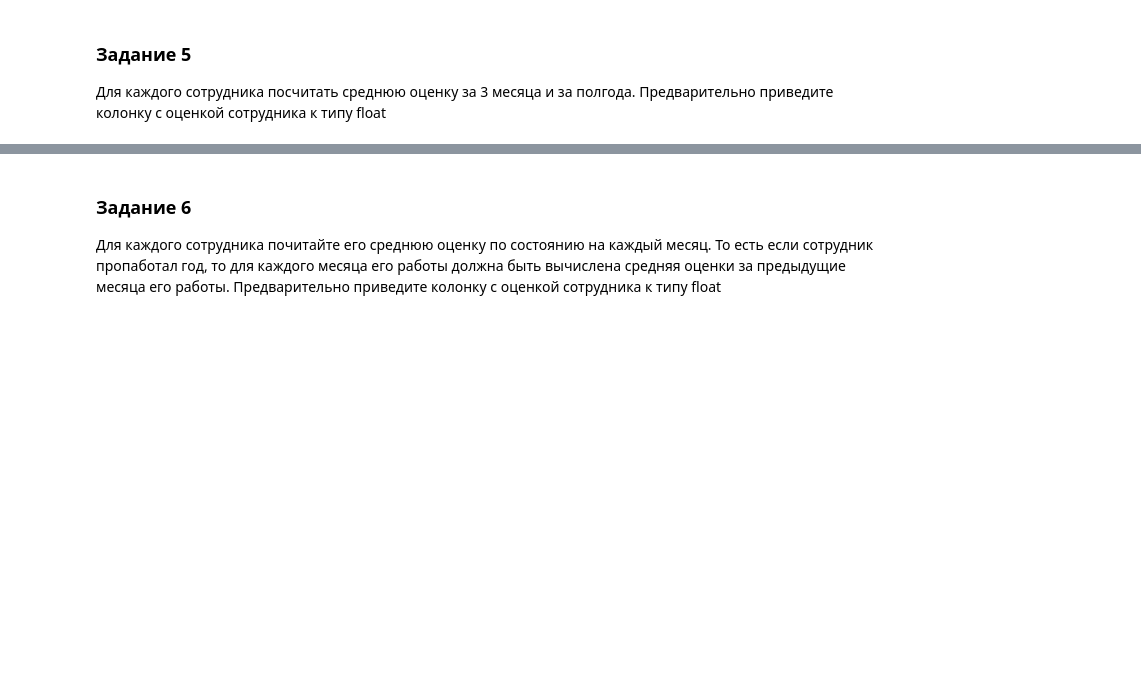
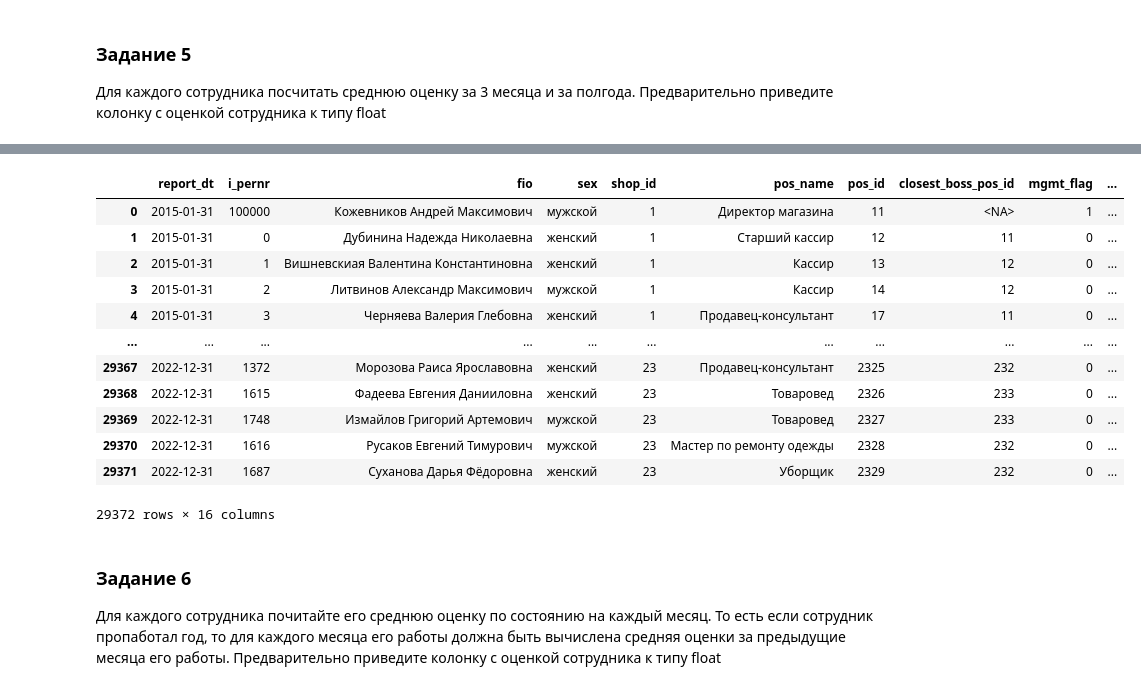
Before and after one commit to NoamChmo/pandas, a Jupyter notebook: notebooks/20-time-series-and-windows.ipynb, the cells around one changed output, grey strips where cells are left out. Drawn from its saved outputs; the diff is of its cells as text; code cells hidden in the pictures; blank space fills up the shorter version.

```diff
--- a/notebooks/20-time-series-and-windows.ipynb
+++ b/notebooks/20-time-series-and-windows.ipynb
@@ -566,5 +589,29 @@ empl.head()
 # %%
 # напишите свой код здесь
+import pandas as pd
+
+df = empl
+
+df['employee_evaluation'] = df['employee_evaluation'].astype(float)
+
+df['average_3_months'] = df.groupby('i_pernr')['employee_evaluation'].transform(lambda x: x.rolling(3).mean())
+
+df['average_6_months'] = df.groupby('i_pernr')['employee_evaluation'].transform(lambda x: x.rolling(6).mean())
+df
+# %% [output]
+|  | report_dt | i_pernr | fio | sex | shop_id | pos_name | pos_id | closest_boss_pos_id | mgmt_flag | ... |
+| 0 | 2015-01-31 | 100000 | Кожевников Андрей Максимович | мужской | 1 | Директор магазина | 11 | <NA> | 1 | ... |
+| 1 | 2015-01-31 | 0 | Дубинина Надежда Николаевна | женский | 1 | Старший кассир | 12 | 11 | 0 | ... |
+| 2 | 2015-01-31 | 1 | Вишневскиая Валентина Константиновна | женский | 1 | Кассир | 13 | 12 | 0 | ... |
+| 3 | 2015-01-31 | 2 | Литвинов Александр Максимович | мужской | 1 | Кассир | 14 | 12 | 0 | ... |
+| 4 | 2015-01-31 | 3 | Черняева Валерия Глебовна | женский | 1 | Продавец-консультант | 17 | 11 | 0 | ... |
+| ... | ... | ... | ... | ... | ... | ... | ... | ... | ... | ... |
+| 29367 | 2022-12-31 | 1372 | Морозова Раиса Ярославовна | женский | 23 | Продавец-консультант | 2325 | 232 | 0 | ... |
+| 29368 | 2022-12-31 | 1615 | Фадеева Евгения Данииловна | женский | 23 | Товаровед | 2326 | 233 | 0 | ... |
+| 29369 | 2022-12-31 | 1748 | Измайлов Григорий Артемович | мужской | 23 | Товаровед | 2327 | 233 | 0 | ... |
+| 29370 | 2022-12-31 | 1616 | Русаков Евгений Тимурович | мужской | 23 | Мастер по ремонту одежды | 2328 | 232 | 0 | ... |
+| 29371 | 2022-12-31 | 1687 | Суханова Дарья Фёдоровна | женский | 23 | Уборщик | 2329 | 232 | 0 | ... |
+29372 rows × 16 columns
 # %% [markdown]
 ### Задание 6
 
```
Also changed, not shown: parts of 3 cells of this notebook.
